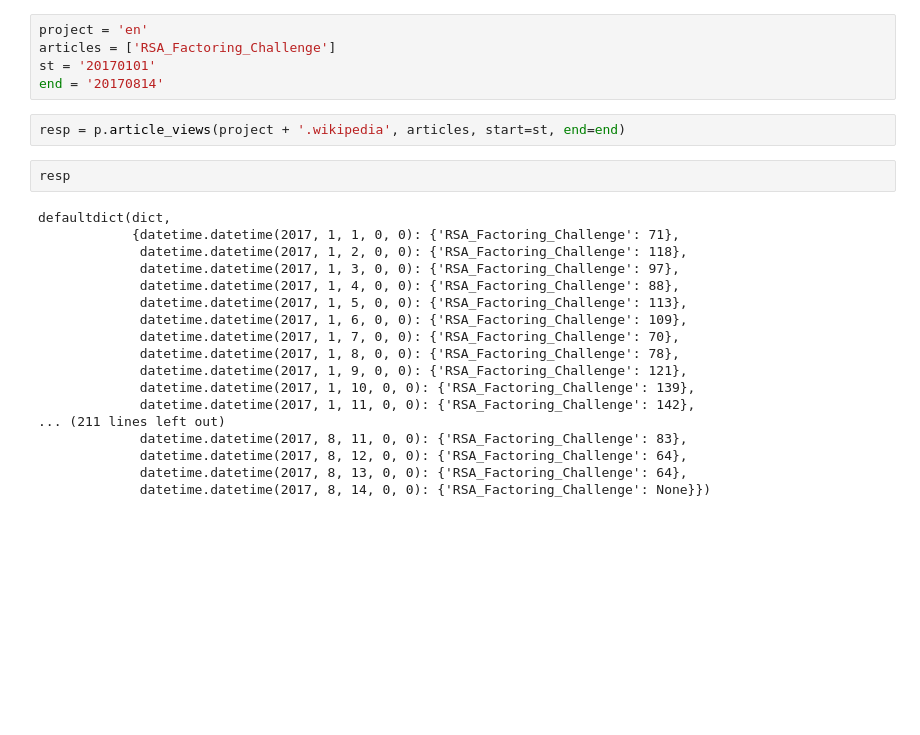
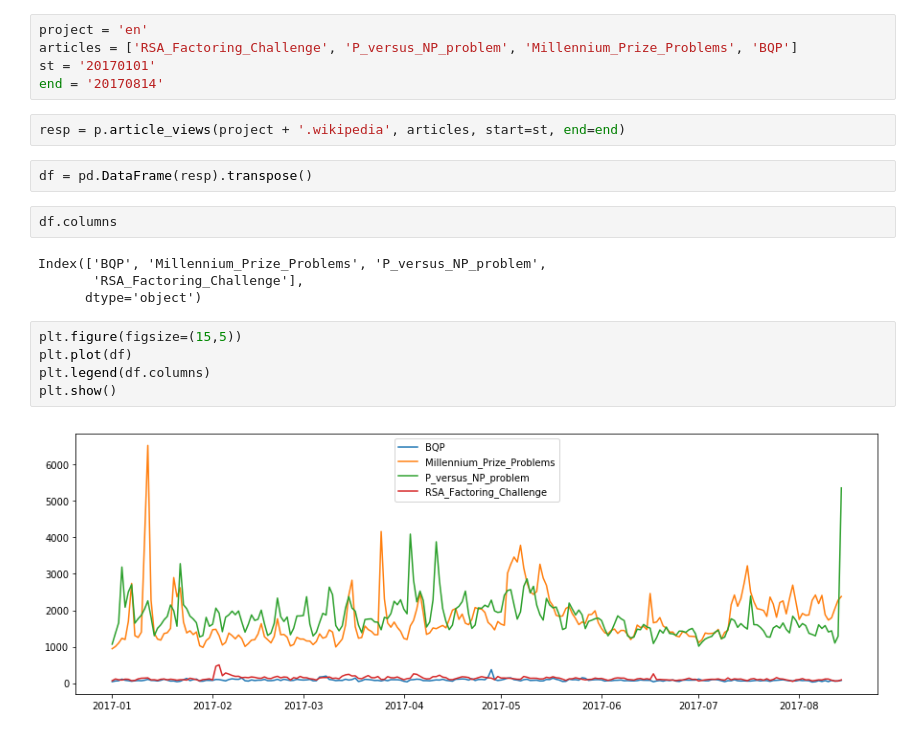
Before and after one commit to data-skeptic/feature-engineering-training, a Jupyter notebook: wikipedia-time-series-analysis.ipynb, the cells around one changed output. Drawn from its saved outputs; the diff is of its cells as text; blank space fills up the shorter version.

```diff
--- a/wikipedia-time-series-analysis.ipynb
+++ b/wikipedia-time-series-analysis.ipynb
@@ -4,28 +7,23 @@ from mwviews.api import PageviewsClient
 p = PageviewsClient()
 # %%
 project = 'en'
-articles = ['RSA_Factoring_Challenge']
+articles = ['RSA_Factoring_Challenge', 'P_versus_NP_problem', 'Millennium_Prize_Problems', 'BQP']
 st = '20170101'
 end = '20170814'
 # %%
 resp = p.article_views(project + '.wikipedia', articles, start=st, end=end)
-# %%
-resp
-# %% [output]
-defaultdict(dict,
-            {datetime.datetime(2017, 1, 1, 0, 0): {'RSA_Factoring_Challenge': 71},
-             datetime.datetime(2017, 1, 2, 0, 0): {'RSA_Factoring_Challenge': 118},
-             datetime.datetime(2017, 1, 3, 0, 0): {'RSA_Factoring_Challenge': 97},
-             datetime.datetime(2017, 1, 4, 0, 0): {'RSA_Factoring_Challenge': 88},
-             datetime.datetime(2017, 1, 5, 0, 0): {'RSA_Factoring_Challenge': 113},
-             datetime.datetime(2017, 1, 6, 0, 0): {'RSA_Factoring_Challenge': 109},
-             datetime.datetime(2017, 1, 7, 0, 0): {'RSA_Factoring_Challenge': 70},
-             datetime.datetime(2017, 1, 8, 0, 0): {'RSA_Factoring_Challenge': 78},
-             datetime.datetime(2017, 1, 9, 0, 0): {'RSA_Factoring_Challenge': 121},
-             datetime.datetime(2017, 1, 10, 0, 0): {'RSA_Factoring_Challenge': 139},
-             datetime.datetime(2017, 1, 11, 0, 0): {'RSA_Factoring_Challenge': 142},
-... (211 lines left out)
-             datetime.datetime(2017, 8, 11, 0, 0): {'RSA_Factoring_Challenge': 83},
-             datetime.datetime(2017, 8, 12, 0, 0): {'RSA_Factoring_Challenge': 64},
-             datetime.datetime(2017, 8, 13, 0, 0): {'RSA_Factoring_Challenge': 64},
-             datetime.datetime(2017, 8, 14, 0, 0): {'RSA_Factoring_Challenge': None}})
+# %%
+df = pd.DataFrame(resp).transpose()
+# %%
+df.columns
+# %% [output]
+Index(['BQP', 'Millennium_Prize_Problems', 'P_versus_NP_problem',
+       'RSA_Factoring_Challenge'],
+      dtype='object')
+# %%
+plt.figure(figsize=(15,5))
+plt.plot(df)
+plt.legend(df.columns)
+plt.show()
+# %% [output]
+[figure, added]
```
Also changed, not shown: parts of 2 cells of this notebook.
